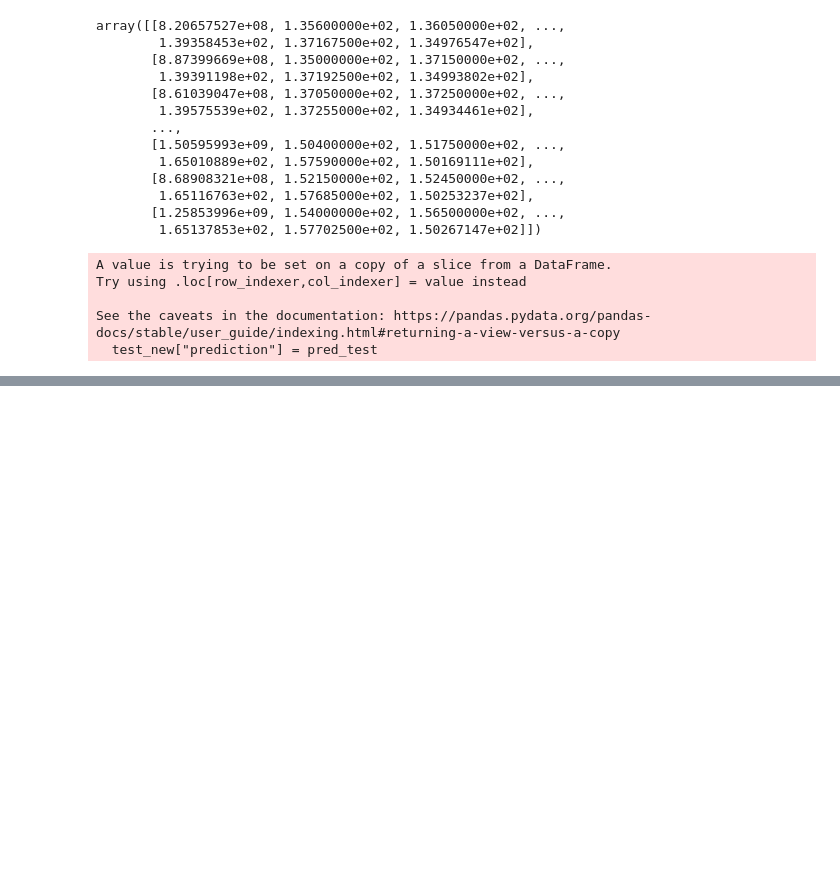
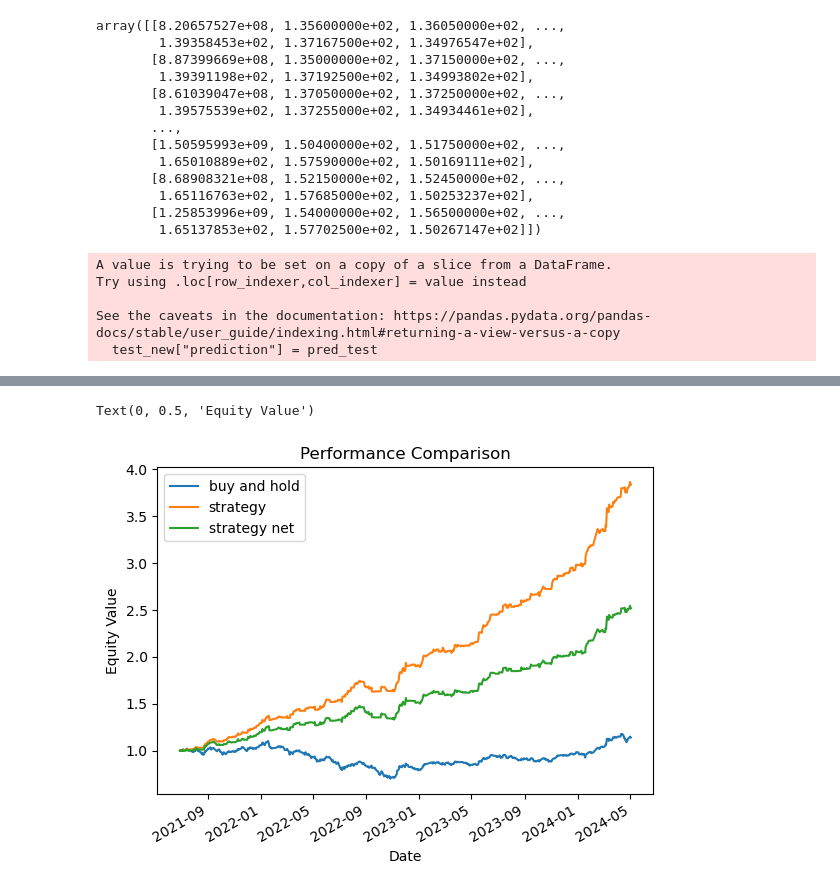
Before and after one commit to Frankie1021/ooschool, a Jupyter notebook: xgboost_240807.ipynb, the cells around one changed output, grey strips where cells are left out. Cells and saved outputs as stored; diff of their text form; code cells hidden in the pictures; blank space fills up the shorter version.

```diff
--- a/xgboost_240807.ipynb
+++ b/xgboost_240807.ipynb
@@ -330,0 +334,16 @@ trade_return = sell_price / buy_cost - 1
+# %%
+# 交易都會有交易成本，例如台股每次一買一賣約產生 0.6% 的交易成本。
+# 買賣 SPY ETF 也會有交易成本，管理費用約 0.1%，券商手續費因人而異，但近年來此費用逐漸趨近於 0，這裡就假設 0.1% 手續費好了
+# 因此這裡額外計算一個把每次交易報酬率扣除總交易成本約 0.2% 的淨報酬率
+# ETF 0050 經理費是0.32%
+trade_return = (sell_price - buy_cost) / buy_cost
+fee = 0.0032
+net_trade_return = trade_return - fee
+# %%
+#從這邊開始
+#把報酬率都放進表格吧！
+test_new['trade_ret'] = 0
+test_new['net_trade_ret'] = 0
+sell_dates = test_new.sell_cost[test_new.sell_cost != 0].index
+test_new.loc[sell_dates, 'trade_ret'] = trade_return
+test_new.loc[sell_dates, 'net_trade_ret'] = net_trade_return
@@ -330,0 +368,17 @@ trade_return = sell_price / buy_cost - 1
+# %%
+# 如果還想要畫出績效走勢圖，那就要把策略的報酬率也算出來，由於我們不論買賣都是以開盤價進行，所以策略的報酬率會使用開盤價計算
+test_new['open_ret'] = test_new.Open / test_new.Open.shift(1) - 1
+test_new['strategy_ret'] = test_new.status.shift(1) * test_new.open_ret
+test_new['strategy_net_ret'] = test_new.strategy_ret
+test_new.loc[sell_dates, 'strategy_net_ret'] = test_new.loc[sell_dates, 'strategy_net_ret'] - fee
+test_new = test_new.fillna(0)
+
+# 'open_ret': 計算當天開盤價相對前一天開盤價的變化率（收益率），用來衡量股票在當日開盤時相對於前一天開盤時的價格變動百分比
+# %%
+# 計算出績效走勢圖
+test_new['buy_and_hold_equity'] = (test_new.open_ret + 1).cumprod()
+test_new['strategy_equity'] = (test_new.strategy_ret + 1).cumprod()
+test_new['strategy_net_equity'] = (test_new.strategy_net_ret + 1).cumprod()
+
+# cumprod(): 計算累積乘積（cumulative product），在財務分析中常用於計算累積收益率
+# 'buy_and_hold_equity':累積收益率，加一是為了將收益率轉換成增長因子，當open_ret > 1收益率增加；open_ret < 1收益率減少
@@ -330,0 +418,11 @@ trade_return = sell_price / buy_cost - 1
+# %%
+# 也畫出績效走勢看看吧！
+test_new.buy_and_hold_equity.plot(label = 'buy and hold')
+test_new.strategy_equity.plot(label = 'strategy')
+test_new.strategy_net_equity.plot(label = 'strategy net')
+plt.legend()
+plt.title('Performance Comparison')
+plt.ylabel('Equity Value')
+# %% [output]
+Text(0, 0.5, 'Equity Value')
+[figure, added]
```
Also changed, not shown: parts of 14 cells of this notebook, 1 other file.
